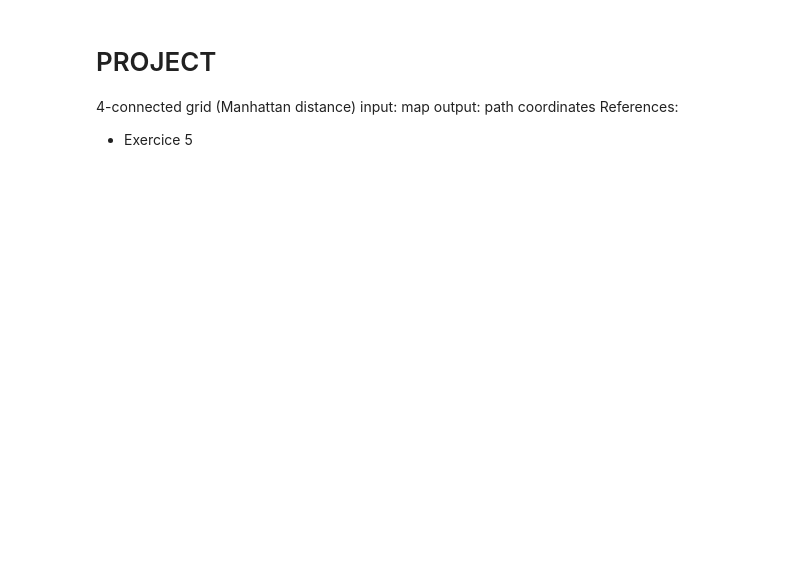
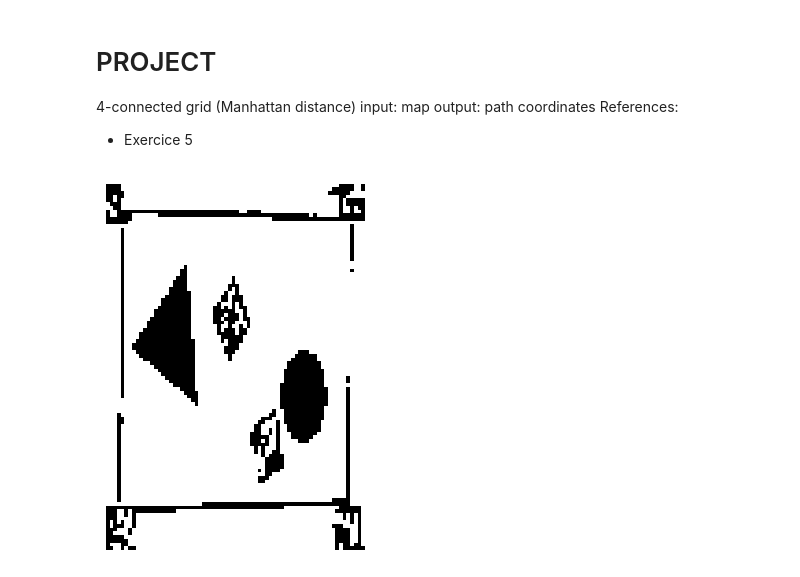
Before and after one commit to Ukrain-programmer/Basics-of-mobile-robotics, a Jupyter notebook: GLOBAL_VISION/GLOBAL_NAVIGATION.ipynb, the cells around one changed output. Saved outputs shown, nothing was run; the diff lists cells and outputs as text; code cells hidden in the pictures; blank space fills up the shorter version.

```diff
--- a/GLOBAL_VISION/GLOBAL_NAVIGATION.ipynb
+++ b/GLOBAL_VISION/GLOBAL_NAVIGATION.ipynb
@@ -8 +14,41 @@ References:
+# %%
+# Load the image
+image_path = 'images/test.jpg'
+image = cv2.imread(image_path)
+
+# Determine the scale factor to resize the image
+height, width = image.shape[:2]
+
+max_dim = max(height, width)
+scale_factor = 100 / max_dim  # Ensure the longest dimension is 100 (standardisé)
+
+# Resize the image
+new_width = int(width * scale_factor)
+new_height = int(height * scale_factor)
+resized_image = cv2.resize(image, (new_width, new_height), interpolation=cv2.INTER_AREA)
+
+# Convert the image to grayscale
+gray_image = cv2.cvtColor(resized_image, cv2.COLOR_BGR2GRAY)
+
+# Apply a binary threshold to convert it to pure black and white
+_, bw_image = cv2.threshold(gray_image, 127, 255, cv2.THRESH_BINARY)
+
+"""# Convert the black-and-white image to RGB
+bw_rgb_image = cv2.merge([bw_image, bw_image, bw_image])
+
+# Add a green pixel at (450, 300)
+if 450 < bw_rgb_image.shape[0] and 300 < bw_rgb_image.shape[1]:  # Ensure the pixel is within bounds
+    bw_rgb_image[450, 300] = [0, 255, 0]  # Green pixel
+    bw_rgb_image[100, 100] = [0, 0, 255]"""
+
+# Display the modified image
+plt.imshow(cv2.cvtColor(bw_image, cv2.COLOR_BGR2RGB))
+plt.axis('off')
+plt.show()
+bw_image = np.where(bw_image == 0, -1., bw_image) # conversion for next part
+bw_image = np.where(bw_image == 255, 0., bw_image) # conversion for next part
+#print(bw_image)
+#print(bw_image.shape)
+# %% [output]
+[figure, added]
 # %%
```
Also changed, not shown: parts of 2 cells of this notebook.
